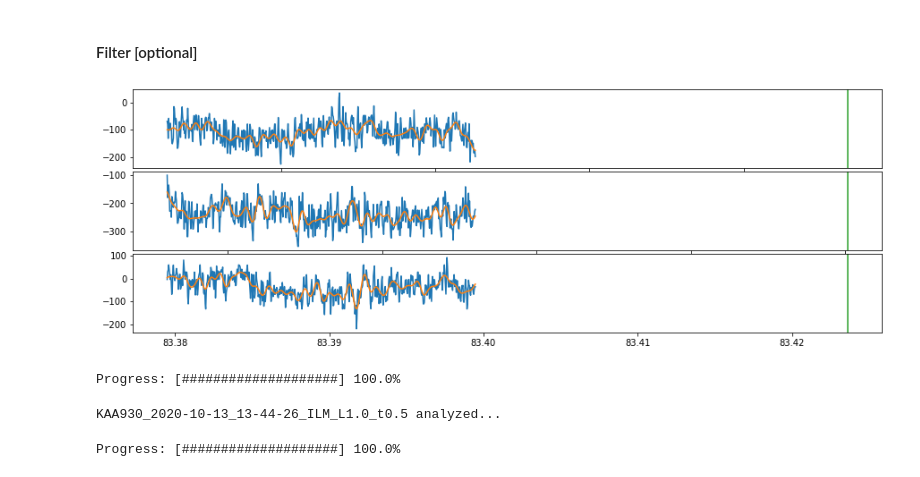
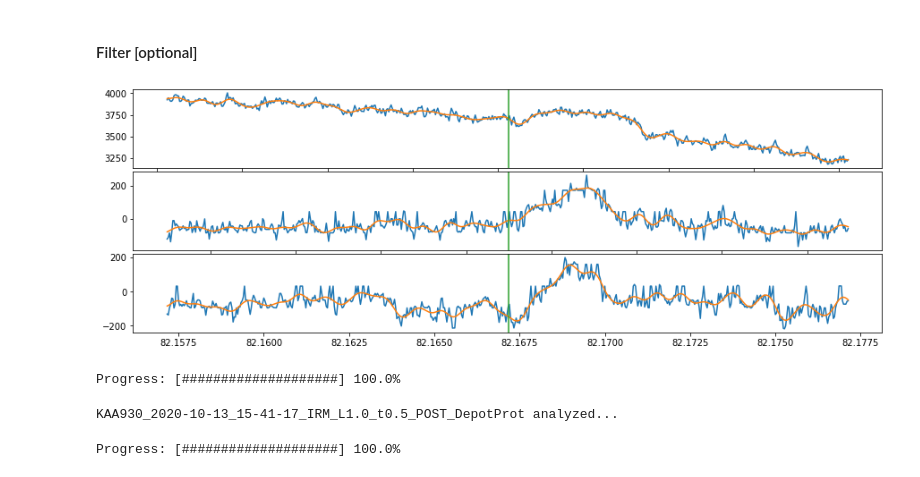
Before and after one commit to HernandoMV/OpenEphys_Analysis, a Jupyter notebook: Invitro_OE.ipynb, the cells around one changed output. Cells and saved outputs as stored; diff of their text form; code cells hidden in the pictures.

```diff
--- a/Invitro_OE.ipynb
+++ b/Invitro_OE.ipynb
@@ -59,7 +62,7 @@ for i,e in enumerate(experiments_list):
 25  --  KAA930_2020-10-13_16-08-35_ARM_L2.0_t0.5
 # %%
 # load experiment
-Experiment = experiments_list[6]
+Experiment = experiments_list[23]
 print(Experiment)
 
 file = pyopenephys.File(GeneralDataDir + experiments_folder + "/" + Experiment)
@@ -132,27 +135,27 @@ b, a = butter_lowpass(Filter_High_Value, recording.sample_rate)
 # %%
 # OPTIONAL CHECKPOINT
 # test on one channel
-ChID = 22
+ChID = 15
 fd = filtfilt(b, a, signals.signal[ChID])
 
 # Plot some examples of the traces of that channel aligned to the pulses
 fig, axs = plt.subplots(3, 1, figsize=(15, 5), facecolor='w', edgecolor='k')
 fig.subplots_adjust(hspace = .05, wspace=.1)
 axs = axs.ravel()
 
 for i in range(3):
     pulseTime = events.times[i*2*4].item() # *2 because TTLs come in pairs (beginning and end of pulse)
     pulseFrame = int(pulseTime * recording.sample_rate.item())
     pFS = int(pulseFrame - 0.01 * recording.sample_rate.item())
     pFF = int(pulseFrame + 0.01 * recording.sample_rate.item())
     #extract frames around the pulse
     axs[i].plot(signals.times[pFS:pFF], signals.signal[ChID][pFS:pFF])
     axs[i].plot(signals.times[pFS:pFF], fd[pFS:pFF])
     axvlines(pulseTime, ax = axs[i])
 
 plt.show()
 # %% [output]
-[figure, old version]
+[figure, new version]
 # %%
 # filter the data
 filtered_data = copy.deepcopy(signals.signal)
@@ -174,7 +177,7 @@ traces_aligned = alignTrace(filtered_data, signals.times, TTLs['soundPresentatio
 intervalTimes = np.arange(intervalWindow[0], intervalWindow[1], 1/recording.sample_rate.base)
 print(Experiment + ' analyzed...')
 # %% [output]
-KAA930_2020-10-13_13-44-26_ILM_L1.0_t0.5 analyzed...
+KAA930_2020-10-13_15-41-17_IRM_L1.0_t0.5_POST_DepotProt analyzed...
 # %%
 # Translate data
 # seconds to calculate the mean before 0 and translate each trace
```
Also changed, not shown: parts of 13 cells of this notebook.
